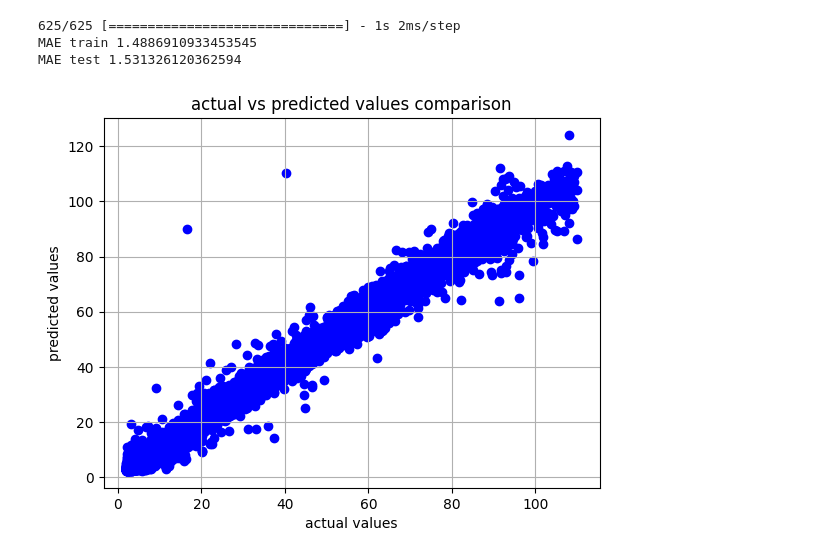
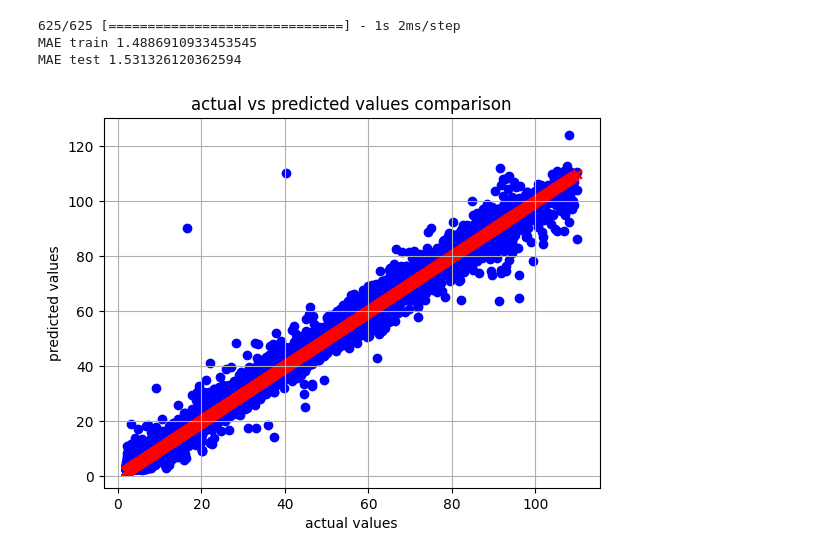
Before and after one commit to Isa1asN/cern-electron-collision-data-m-prediction, a Jupyter notebook: prediction.ipynb, the cells around one changed output. Saved outputs shown, nothing was run; the diff lists cells and outputs as text; code cells hidden in the pictures.

```diff
--- a/prediction.ipynb
+++ b/prediction.ipynb
@@ -195,11 +195,12 @@ print(f'MAE test {loss}')
 MAE train 1.4886910933453545
 MAE test 1.531326120362594
 # %%
-plt.scatter(y_test, y_pred, color='blue', marker='o')
+plt.scatter(y_test, y_pred, color='blue', label='Actual', marker='o')
+plt.scatter(y_test, y_test, color='red', label='Predicted', marker='x')
 plt.xlabel('actual values')
 plt.ylabel('predicted values')
 plt.title('actual vs predicted values comparison')
 plt.grid()
 plt.show()
 # %% [output]
-[figure, old version]
+[figure, new version]
```
